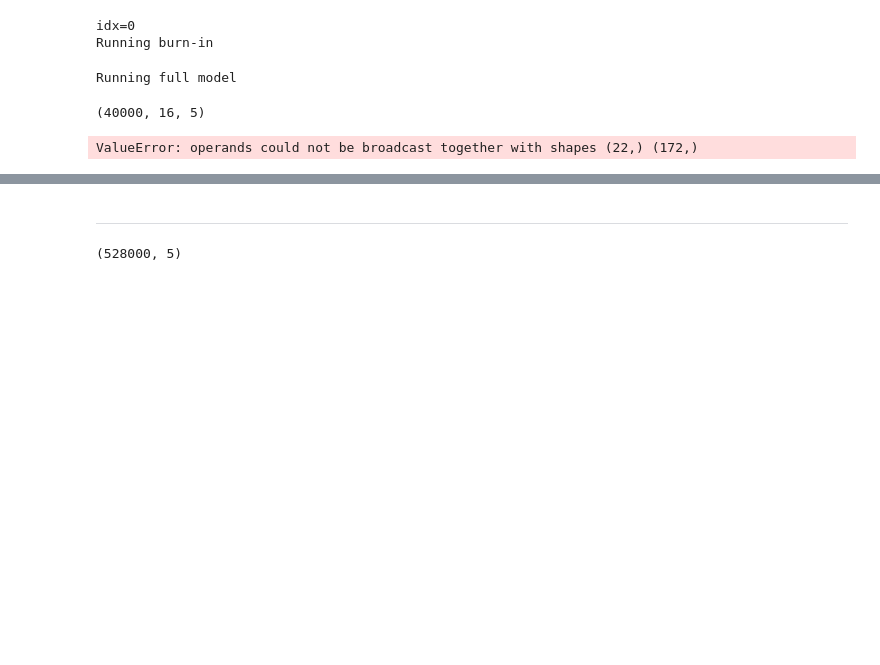
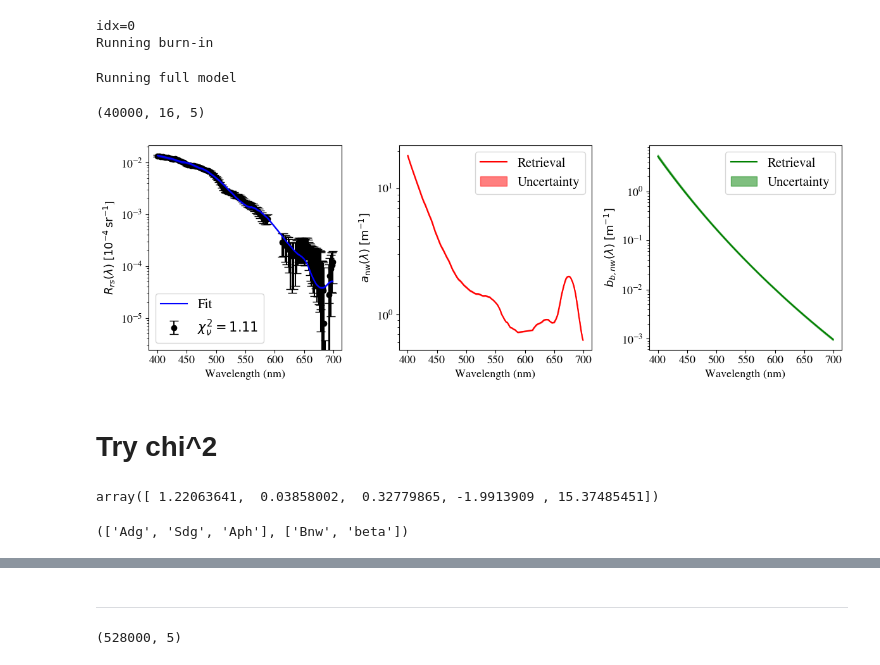
Before and after one commit to ocean-colour/bing, a Jupyter notebook: papers/biomass/Analysis/Fit_PACE.ipynb, the cells around one changed output, grey strips where cells are left out. Drawn from its saved outputs; the diff is of its cells as text; code cells hidden in the pictures; blank space fills up the shorter version.

Commit message:
beta = 15!!

```diff
--- a/papers/biomass/Analysis/Fit_PACE.ipynb
+++ b/papers/biomass/Analysis/Fit_PACE.ipynb
@@ -103,5 +105,7 @@ plt.show()
 ## Parse out the data
 # %%
 ix, iy = 1000, 200
-ispec = xds.Rrs.data[ix,iy,:]
-isig = xds.Rrs_unc.data[ix,iy,:]
+gd_wave = (xds.wavelength.data >= 400.) &  (xds.wavelength.data <= 700.)
+iwave = xds.wavelength.data[gd_wave]
+ispec = xds.Rrs.data[ix,iy,gd_wave]
+isig = xds.Rrs_unc.data[ix,iy,gd_wave]
@@ -116,7 +134,7 @@ BING20_tuple(model_names=['ExpBricaud', 'Pow'], scl_noise='PACE', wv_min=400.0,
 ## Models
 # %%
 # Models
-models = model_utils.init(p.model_names, xds.wavelength.data)
+models = model_utils.init(p.model_names, iwave)
 # %%
 models
 # %% [output]
@@ -135,7 +153,8 @@ pdict['Y'] = None
 # %% [markdown]
 ## Items
 # %%
-p0 = [0.1, 0.15, 0.1, 0.1, 1.5]
+#p0 = [0.1, 0.15, 0.1, 0.1, 1.5]
+p0 = ans.tolist()
 items = [(ispec, isig**2, p0, 0)]
 # %% [markdown]
 ## Fit me
@@ -153,13 +172,17 @@ chains.shape
 # %% [output]
 (40000, 16, 5)
 # %%
+reload(bing_plotting)
 bing_plotting.show_fits(models, chains,  None, None,
-                figsize=(9,4),
-                fontsize=17.,
+                figsize=(12,4),
+                fontsize=13.,
                 Rrs_true=dict(wave=models[0].wave, spec=ispec, var=isig**2),
+                        log_abb=True,
                    #Rrs_true=dict(wave=df_lee.wave, spec=gordon_Rrs_1),
                 #anw_true=anw_dict, bbnw_true=bbnw_dict,
                 )
 plt.show()
 # %% [output]
-ValueError: operands could not be broadcast together with shapes (22,) (172,)
+[figure, added]
+# %% [markdown]
+# Try chi^2
@@ -165,0 +191,8 @@ ValueError: operands could not be broadcast together with shapes (22,) (172,)
+# %%
+ans
+# %% [output]
+array([ 1.22063641,  0.03858002,  0.32779865, -1.9913909 , 15.37485451])
+# %%
+models[0].pnames, models[1].pnames
+# %% [output]
+(['Adg', 'Sdg', 'Aph'], ['Bnw', 'beta'])
```
Also changed, not shown: parts of 8 cells of this notebook, 1 other file.
